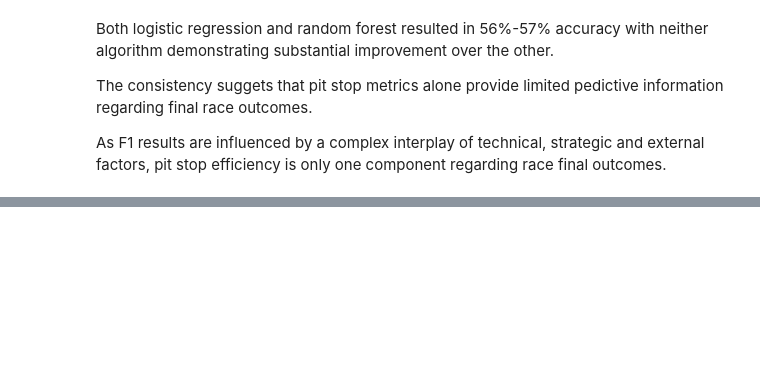
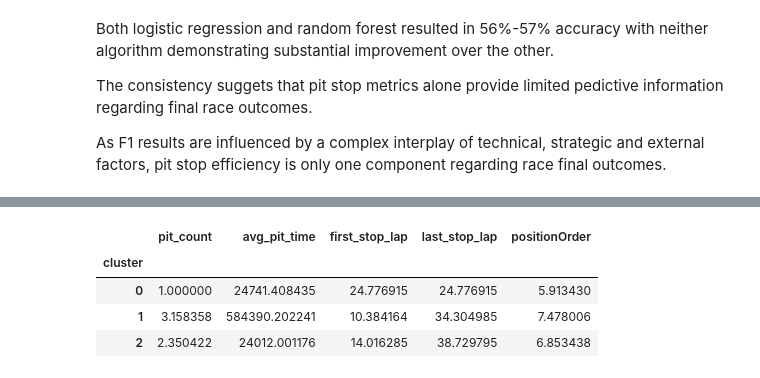
Before and after one commit to mahaejaz2699/Dissertation, a Jupyter notebook: data.ipynb, the cells around one changed output, grey strips where cells are left out. Cells and saved outputs as stored; diff of their text form; code cells hidden in the pictures; blank space fills up the shorter version.

```diff
--- a/data.ipynb
+++ b/data.ipynb
@@ -872,0 +867,8 @@ plt.show()
+# %%
+df.groupby('cluster')[['pit_count', 'avg_pit_time', 'first_stop_lap', 'last_stop_lap', 'positionOrder']].mean()
+# %% [output]
+|  | pit_count | avg_pit_time | first_stop_lap | last_stop_lap | positionOrder |
+| cluster |  |  |  |  |  |
+| 0 | 1.000000 | 24741.408435 | 24.776915 | 24.776915 | 5.913430 |
+| 1 | 3.158358 | 584390.202241 | 10.384164 | 34.304985 | 7.478006 |
+| 2 | 2.350422 | 24012.001176 | 14.016285 | 38.729795 | 6.853438 |
```
Also changed, not shown: parts of 20 cells of this notebook.
